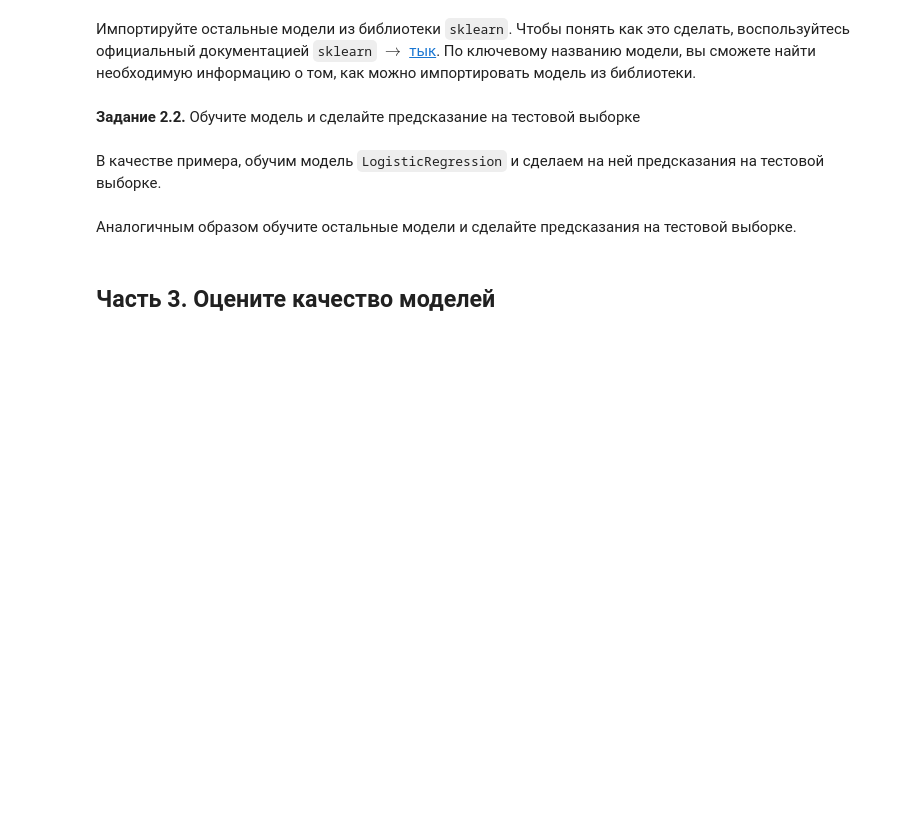
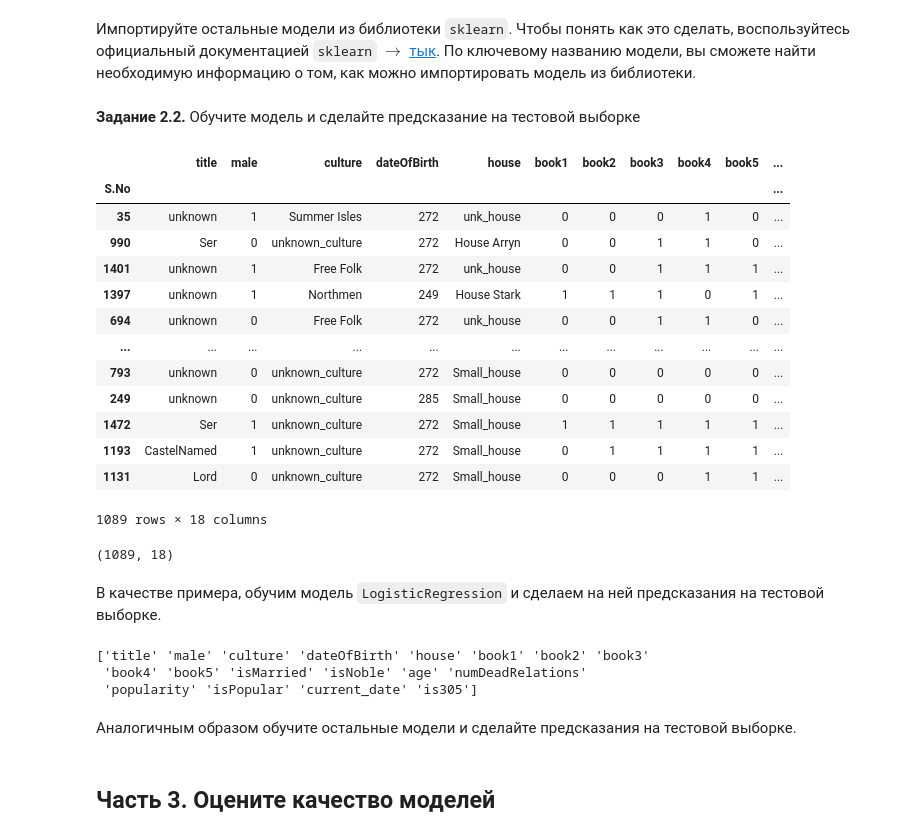
Before and after one commit to Lindemann-S/DLS2025, a Jupyter notebook: week_01_ml_intro/Homework/hw_1_game_of_thrones.ipynb, the cells around one changed output. Drawn from its saved outputs; the diff is of its cells as text; code cells hidden in the pictures; blank space fills up the shorter version.

```diff
--- a/week_01_ml_intro/Homework/hw_1_game_of_thrones.ipynb
+++ b/week_01_ml_intro/Homework/hw_1_game_of_thrones.ipynb
@@ -580,3 +619,6 @@ y = # ...
+# %%
+X = train_data.drop(columns = ['isAlive'])
+y = train_data['isAlive']
 # %% [markdown]
 **Задание 1.10.** Разделите датасет на train и test часть при помощи функции `train_test_split`
 # %%
@@ -586,3 +626,5 @@ X_train, X_test, y_train, y_test = # ...
+# %%
+X_train, X_test, y_train, y_test = train_test_split(X, y, test_size = 0.3, random_state = 42, stratify=y)
 # %% [markdown]
 ## Часть 2. Обучение моделей
 # %% [markdown]
@@ -613,5 +655,27 @@ from ... import DecisionTreeClassifier
 # %% [markdown]
 **Задание 2.2.** Обучите модель и сделайте предсказание на тестовой выборке
+# %%
+X_train
+# %% [output]
+|  | title | male | culture | dateOfBirth | house | book1 | book2 | book3 | book4 | book5 | ... |
+| S.No |  |  |  |  |  |  |  |  |  |  | ... |
+| 35 | unknown | 1 | Summer Isles | 272 | unk_house | 0 | 0 | 0 | 1 | 0 | ... |
+| 990 | Ser | 0 | unknown_culture | 272 | House Arryn | 0 | 0 | 1 | 1 | 0 | ... |
+| 1401 | unknown | 1 | Free Folk | 272 | unk_house | 0 | 0 | 1 | 1 | 1 | ... |
+| 1397 | unknown | 1 | Northmen | 249 | House Stark | 1 | 1 | 1 | 0 | 1 | ... |
+| 694 | unknown | 0 | Free Folk | 272 | unk_house | 0 | 0 | 1 | 1 | 0 | ... |
+| ... | ... | ... | ... | ... | ... | ... | ... | ... | ... | ... | ... |
+| 793 | unknown | 0 | unknown_culture | 272 | Small_house | 0 | 0 | 0 | 0 | 0 | ... |
+| 249 | unknown | 0 | unknown_culture | 285 | Small_house | 0 | 0 | 0 | 0 | 0 | ... |
+| 1472 | Ser | 1 | unknown_culture | 272 | Small_house | 1 | 1 | 1 | 1 | 1 | ... |
+| 1193 | CastelNamed | 1 | unknown_culture | 272 | Small_house | 0 | 1 | 1 | 1 | 1 | ... |
+| 1131 | Lord | 0 | unknown_culture | 272 | Small_house | 0 | 0 | 0 | 1 | 1 | ... |
+1089 rows × 18 columns
+# %%
+X_train_enc = pd.DataFrame(encoder.fit(X_train[cat_cols], y_train).transform(X_train[cat_cols]), columns=cat_cols).join(X_train[num_cols])
+X_train_enc.shape
+# %% [output]
+(1089, 18)
 # %% [markdown]
 В качестве примера, обучим модель `LogisticRegression` и сделаем на ней предсказания на тестовой выборке.
 # %%
@@ -619,10 +683,19 @@ from ... import DecisionTreeClassifier
 logistic_regression = LogisticRegression(C=1)
 
 # Шаг 2. обучение модели
-logistic_regression.fit(X_train, y_train)
+encoder = TargetEncoder(target_type='binary')
+X_train_num = X_train[num_cols]
+data_cat_enc = pd.DataFrame(encoder.fit(X_train[cat_cols], y_train).transform(cat_cols), columns=cat_cols)
+X_train_enc = pd.concat([data_cat_enc, X_train_num], Axis=1)
+logistic_regression.fit(X_train_enc, y_train)
 
 # Шаг 3. Предсказание на тестовых данных
-y_pred = logistic_regression.predict(X_test)
+X_test_enc = encoder.transform(X_test)
+y_pred = logistic_regression.predict(X_test_enc)
+# %% [output]
+['title' 'male' 'culture' 'dateOfBirth' 'house' 'book1' 'book2' 'book3'
+ 'book4' 'book5' 'isMarried' 'isNoble' 'age' 'numDeadRelations'
+ 'popularity' 'isPopular' 'current_date' 'is305']
 # %% [markdown]
 Аналогичным образом обучите остальные модели и сделайте предсказания на тестовой выборке.
 # %%
```
Also changed, not shown: parts of 14 cells of this notebook.
